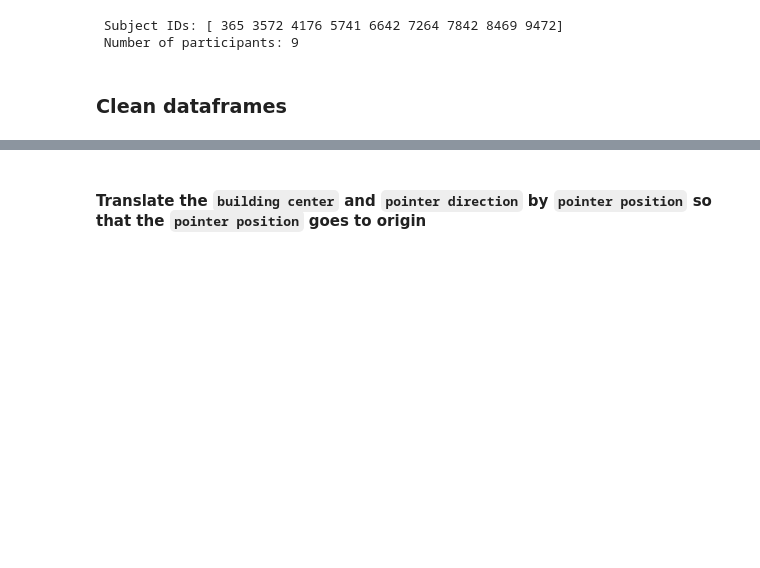
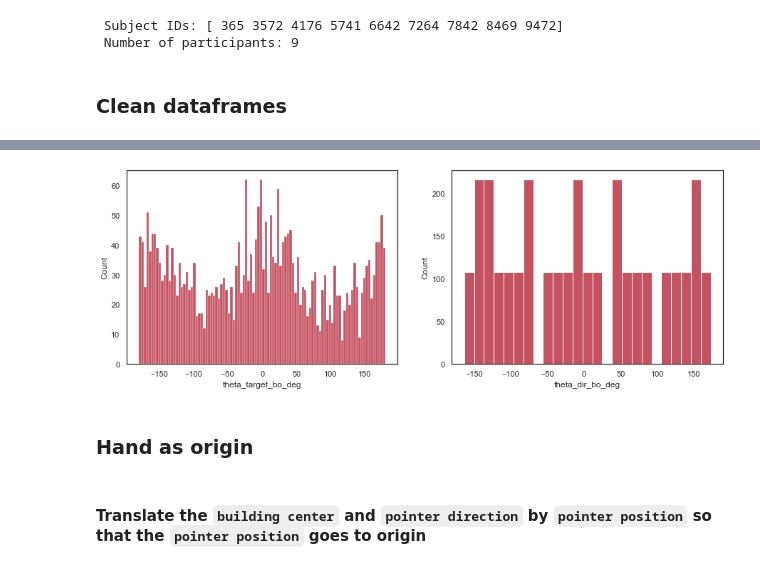
Before and after one commit to nora-maleki/humanA-pointing-task-analysis, a Jupyter notebook: analyses/01_main/01_preprocessing.ipynb, the cells around one changed output, grey strips where cells are left out. Saved outputs shown, nothing was run; the diff lists cells and outputs as text; code cells hidden in the pictures; blank space fills up the shorter version.

```diff
--- a/analyses/01_main/01_preprocessing.ipynb
+++ b/analyses/01_main/01_preprocessing.ipynb
@@ -233,3 +295,25 @@ df_cleaned.head()
+# %%
+_, axes = plt.subplots(1, 2, figsize=(15,5))
+
+sns.histplot(
+    data=df_cleaned,
+    x='theta_target_bo_deg',
+    bins=100,
+    ax=axes[0]
+)
+
+sns.histplot(
+    data=df_cleaned,
+    x='theta_dir_bo_deg',
+    bins=25,
+    ax=axes[1]
+)
+
+plt.show()
+# %% [output]
+[figure, added]
+# %% [markdown]
+### Hand as origin
 # %% [markdown]
 #### Translate the ` building center ` and `pointer direction` by ` pointer position ` so that the ` pointer position ` goes to origin
 # %%
```
Also changed, not shown: parts of 36 cells of this notebook.
